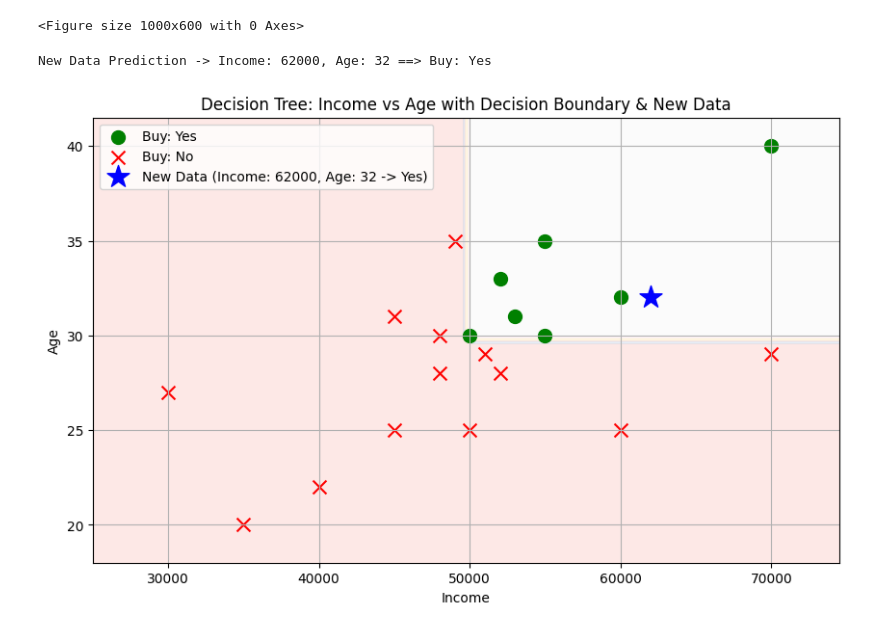
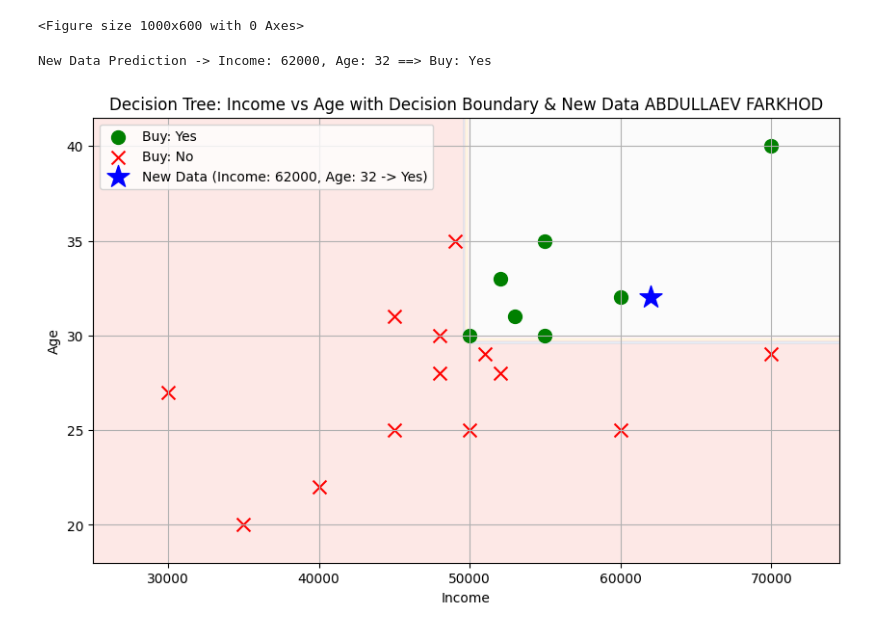
Before and after one commit to FarkhodStudy/AI_Electronic-and-Computer-Dept, a Jupyter notebook: QWE1.ipynb, the cells around one changed output. Drawn from its saved outputs; the diff is of its cells as text; code cells hidden in the pictures.

```diff
--- a/QWE1.ipynb
+++ b/QWE1.ipynb
@@ -149,32 +149,32 @@ xx, yy = np.meshgrid(np.arange(x_min, x_max, 500),
 
 # 각 격자점에 대한 예측값 계산
 Z = model.predict(np.c_[xx.ravel(), yy.ravel()])
 Z = np.array([1 if val=='Yes' else 0 for val in Z])
 Z = Z.reshape(xx.shape)
 
 # 4. 시각화 플롯 생성
 plt.figure(figsize=(10, 6))
 
 # 결정 경계 배경 색상 채우기
 plt.contourf(xx, yy, Z, alpha=0.3, cmap=plt.cm.Pastel1)
 
 # 기존 학습 데이터 산점도
 yes = df[df['Buy'] == 'Yes']
 no = df[df['Buy'] == 'No']
 plt.scatter(yes['Income'], yes['Age'], color='green', label='Buy: Yes', s=100, marker='o')
 plt.scatter(no['Income'], no['Age'], color='red', label='Buy: No', s=100, marker='x')
 
 # 새로운 데이터(New Data)만 파란색 별표로 강조 표시
 plt.scatter([new_income], [new_age], color='blue', marker='*', s=300,
             label=f'New Data (Income: {new_income}, Age: {new_age} -> {new_pred})')
 
 # 그래프 레이블 및 설정
 plt.xlabel('Income')
 plt.ylabel('Age')
-plt.title('Decision Tree: Income vs Age with Decision Boundary & New Data')
+plt.title('Decision Tree: Income vs Age with Decision Boundary & New Data ABDULLAEV FARKHOD')
 plt.legend(loc='upper left')
 plt.grid(True)
 plt.show()
 # %% [output]
 New Data Prediction -> Income: 62000, Age: 32 ==> Buy: Yes
-[figure, old version]
+[figure, new version]
```
